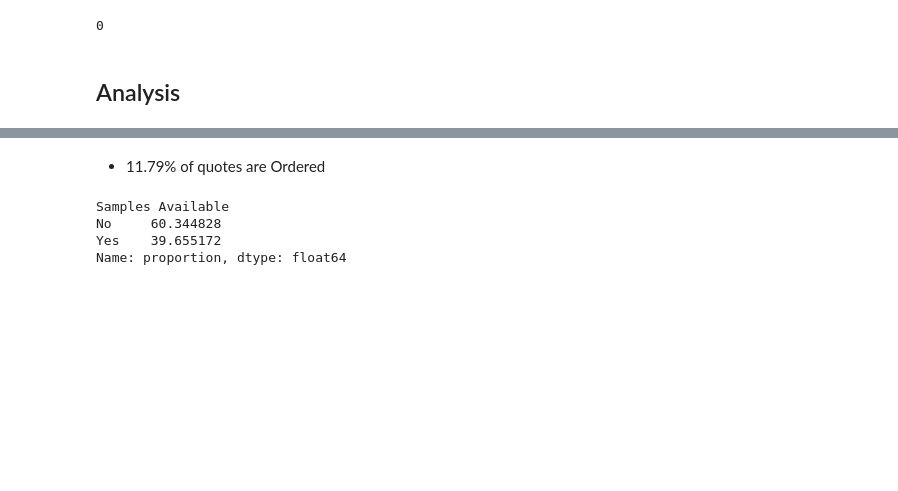
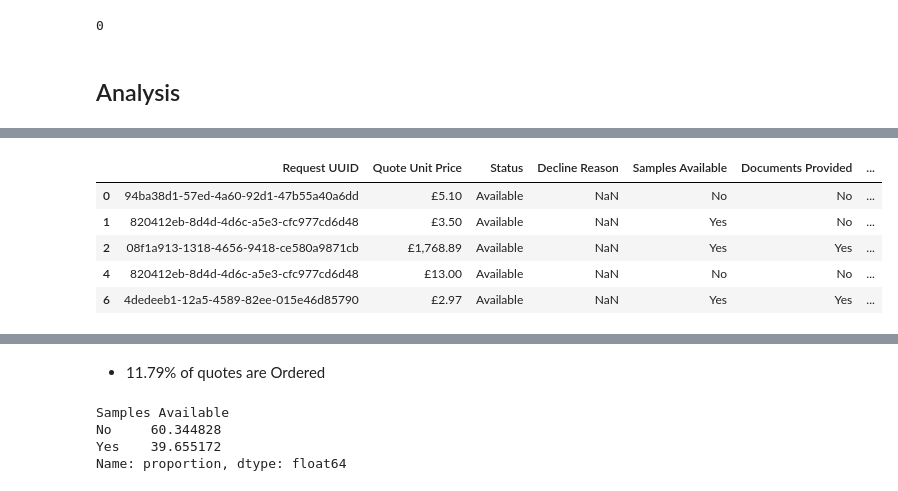
Before and after one commit to guillaumebrethes/Opply, a Jupyter notebook: S_1.ipynb, the cells around one changed output, grey strips where cells are left out. Cells and saved outputs as stored; diff of their text form; code cells hidden in the pictures; blank space fills up the shorter version.

```diff
--- a/S_1.ipynb
+++ b/S_1.ipynb
@@ -196,0 +193,12 @@ quotes.head(50)
+# %%
+# create df with "Decline Reason New" = not specified
+# understand why label "not specified = 76%"
+quotes_not_specified = quotes[quotes['Decline Reason New'] == 'not specified']
+quotes_not_specified.head()
+# %% [output]
+|  | Request UUID | Quote Unit Price | Status | Decline Reason | Samples Available | Documents Provided | ... |
+| 0 | 94ba38d1-57ed-4a60-92d1-47b55a40a6dd | £5.10 | Available | NaN | No | No | ... |
+| 1 | 820412eb-8d4d-4d6c-a5e3-cfc977cd6d48 | £3.50 | Available | NaN | Yes | No | ... |
+| 2 | 08f1a913-1318-4656-9418-ce580a9871cb | £1,768.89 | Available | NaN | Yes | Yes | ... |
+| 4 | 820412eb-8d4d-4d6c-a5e3-cfc977cd6d48 | £13.00 | Available | NaN | No | No | ... |
+| 6 | 4dedeeb1-12a5-4589-82ee-015e46d85790 | £2.97 | Available | NaN | Yes | Yes | ... |
```
Also changed, not shown: parts of 15 cells of this notebook.
